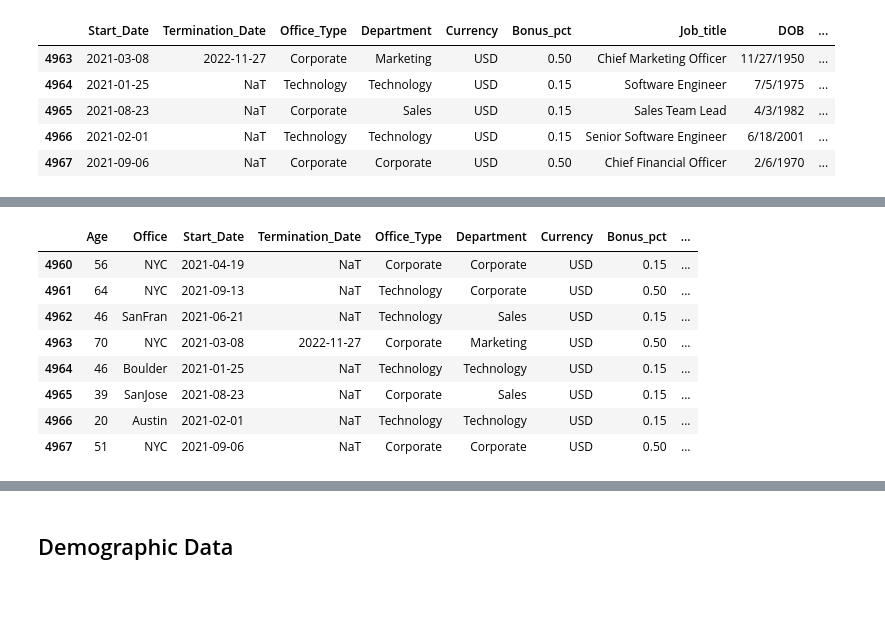
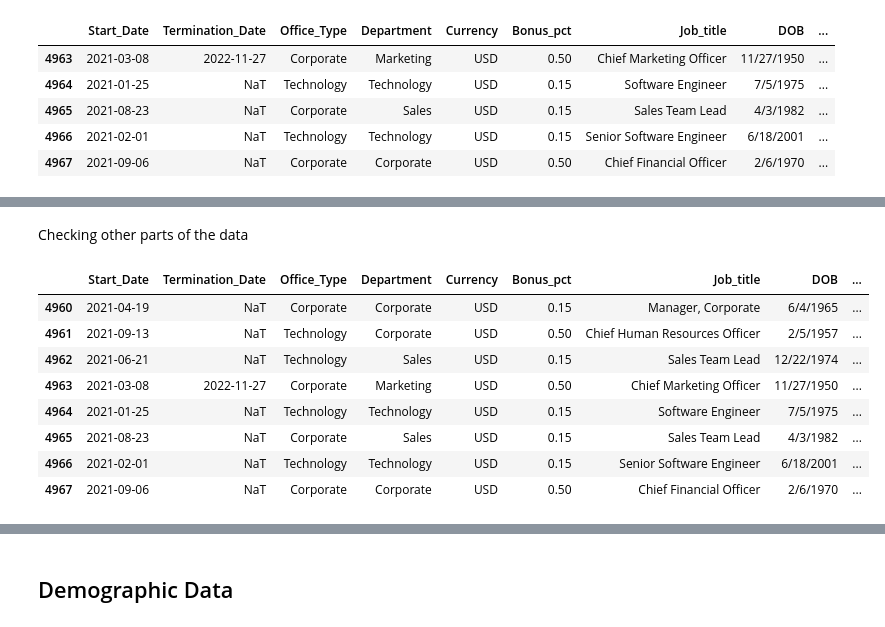
Before and after one commit to BrianLoe/ETL-and-DataViz, a Jupyter notebook: human_resource/HR/ETL phase.ipynb, the cells around one changed output, grey strips where cells are left out. Cells and saved outputs as stored; diff of their text form; code cells hidden in the pictures; blank space fills up the shorter version.

Commit message:
create logfile, modify full_data transformation

```diff
--- a/human_resource/HR/ETL phase.ipynb
+++ b/human_resource/HR/ETL phase.ipynb
@@ -337,5 +420,0 @@ Adding tenure to data by first identifying whether employee has quitted or not
-# %%
-full_data['has_quitted']=None
-full_data['has_quitted'].loc[~full_data['termination_year'].isna()]='Yes'
-full_data['has_quitted'].loc[full_data['termination_year'].isna()]='No'
-full_data.iloc[:, 10:]
@@ -386,10 +423 @@ full_data['termination_year'].fillna(0, inplace=True)
 full_data = full_data.astype({'start_year':int,'termination_year':int})
-# %%
-from datetime import datetime
-# (currentYear-full_data['Start_Date'].dt.year)*12+(currentMonth-full_data['Start_Date'].dt.month)
-currentYear = int(datetime.today().strftime('%Y'))
-currentMonth = int(datetime.today().strftime('%-m'))
-full_data['tenure']=0
-full_data['tenure'].loc[full_data['has_quitted']=='Yes']=(full_data['termination_year']-full_data['start_year'])*12+(full_data['Termination_Date'].dt.month-full_data['Start_Date'].dt.month)
-full_data['tenure'].loc[full_data['has_quitted']=='No']=(currentYear-full_data['start_year'])*12+(currentMonth-full_data['Start_Date'].dt.month)
-full_data.tail(10).iloc[:,19:]
@@ -415,0 +446,3 @@ See the caveats in the documentation: https://pandas.pydata.org/pandas-docs/stab
+# %%
+full_data['Active Status'].loc[(full_data['Active Status']==1) & (full_data['termination_year']>0)]=0
+full_data.loc[(full_data['Active Status']==1) & (full_data['termination_year']>0)]
@@ -415,0 +456,9 @@ See the caveats in the documentation: https://pandas.pydata.org/pandas-docs/stab
+# %%
+full_data['diff_in_days']=0
+
+full_data['diff_in_days'].loc[full_data['Active Status']==0]=(full_data['Termination_Date']-full_data['Start_Date'])
+full_data['diff_in_days'].loc[full_data['Active Status']==1]=(datetime.today()-full_data['Start_Date'])
+
+full_data['tenure_months']=full_data['diff_in_days']/timedelta(days=30)
+full_data['tenure_years']=full_data['diff_in_days']/timedelta(days=365)
+full_data.tail(15).loc[:,'Start_Date':]
@@ -416,12 +482,14 @@ See the caveats in the documentation: https://pandas.pydata.org/pandas-docs/stab
+# %% [markdown]
+Checking other parts of the data
 # %%
-full_data.iloc[4960:,10:]
+full_data.iloc[4960:,12:]
 # %% [output]
-|  | Age | Office | Start_Date | Termination_Date | Office_Type | Department | Currency | Bonus_pct | ... |
-| 4960 | 56 | NYC | 2021-04-19 | NaT | Corporate | Corporate | USD | 0.15 | ... |
-| 4961 | 64 | NYC | 2021-09-13 | NaT | Technology | Corporate | USD | 0.50 | ... |
-| 4962 | 46 | SanFran | 2021-06-21 | NaT | Technology | Sales | USD | 0.15 | ... |
-| 4963 | 70 | NYC | 2021-03-08 | 2022-11-27 | Corporate | Marketing | USD | 0.50 | ... |
-| 4964 | 46 | Boulder | 2021-01-25 | NaT | Technology | Technology | USD | 0.15 | ... |
-| 4965 | 39 | SanJose | 2021-08-23 | NaT | Corporate | Sales | USD | 0.15 | ... |
-| 4966 | 20 | Austin | 2021-02-01 | NaT | Technology | Technology | USD | 0.15 | ... |
-| 4967 | 51 | NYC | 2021-09-06 | NaT | Corporate | Corporate | USD | 0.50 | ... |
+|  | Start_Date | Termination_Date | Office_Type | Department | Currency | Bonus_pct | Job_title | DOB | ... |
+| 4960 | 2021-04-19 | NaT | Corporate | Corporate | USD | 0.15 | Manager, Corporate | 6/4/1965 | ... |
+| 4961 | 2021-09-13 | NaT | Technology | Corporate | USD | 0.50 | Chief Human Resources Officer | 2/5/1957 | ... |
+| 4962 | 2021-06-21 | NaT | Technology | Sales | USD | 0.15 | Sales Team Lead | 12/22/1974 | ... |
+| 4963 | 2021-03-08 | 2022-11-27 | Corporate | Marketing | USD | 0.50 | Chief Marketing Officer | 11/27/1950 | ... |
+| 4964 | 2021-01-25 | NaT | Technology | Technology | USD | 0.15 | Software Engineer | 7/5/1975 | ... |
+| 4965 | 2021-08-23 | NaT | Corporate | Sales | USD | 0.15 | Sales Team Lead | 4/3/1982 | ... |
+| 4966 | 2021-02-01 | NaT | Technology | Technology | USD | 0.15 | Senior Software Engineer | 6/18/2001 | ... |
+| 4967 | 2021-09-06 | NaT | Corporate | Corporate | USD | 0.50 | Chief Financial Officer | 2/6/1970 | ... |
```
Also changed, not shown: parts of 43 cells of this notebook, 2 other files.
